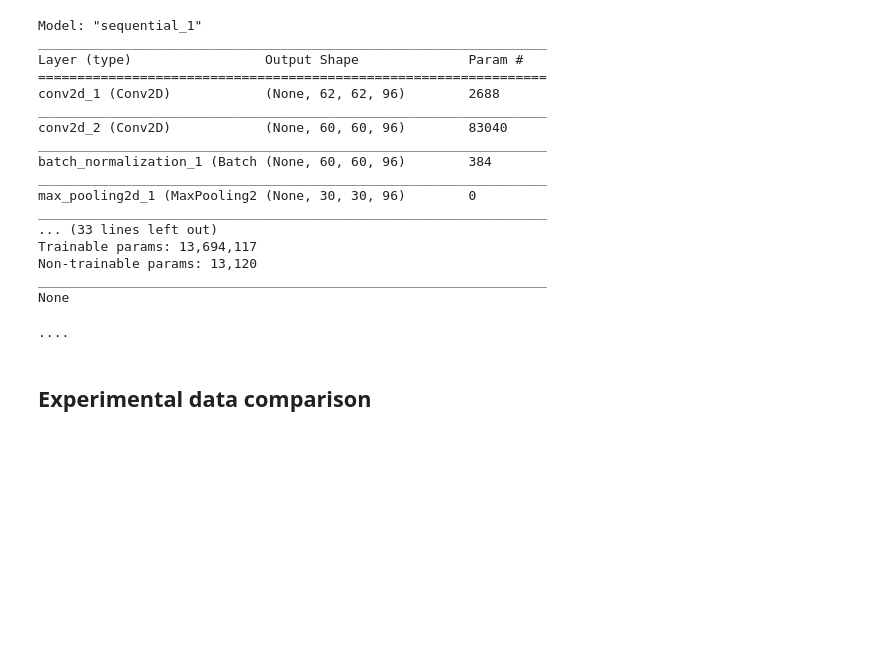
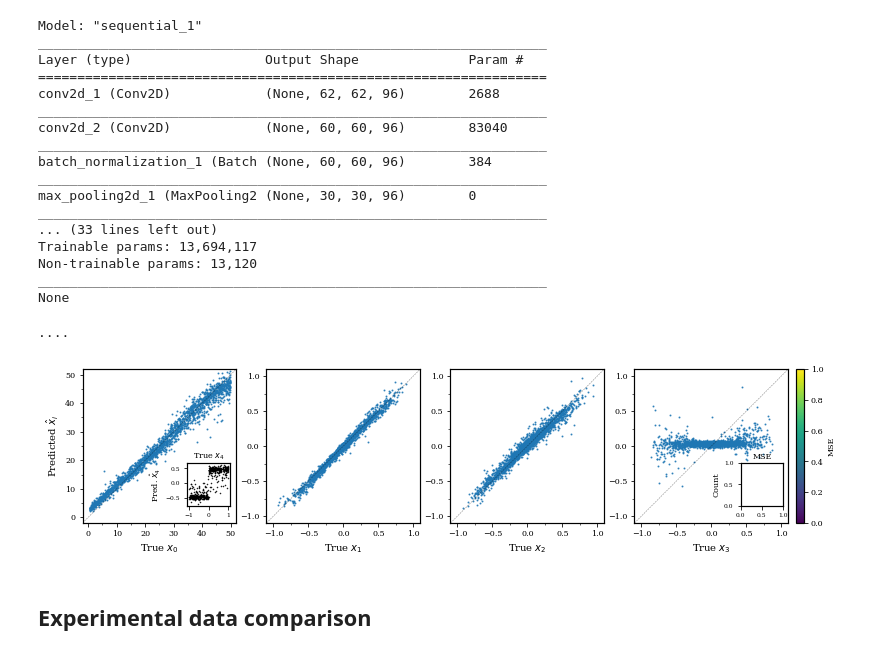
Before and after one commit to Orth-Research/ml_cr, a Jupyter notebook: TrainingData_D3h_4/Experimental_network_D3h_4.ipynb, the cells around one changed output. Saved outputs shown, nothing was run; the diff lists cells and outputs as text; code cells hidden in the pictures; blank space fills up the shorter version.

```diff
--- a/TrainingData_D3h_4/Experimental_network_D3h_4.ipynb
+++ b/TrainingData_D3h_4/Experimental_network_D3h_4.ipynb
@@ -549,3 +524,91 @@ y_pred_neg = (y_pred_neg * y_std_neg) + y_mean_neg
+# %%
+res = pd.DataFrame()
+
+for i in range(len(y_pred_pos[0])):
+    res['pred{}'.format(i)] = np.concatenate([y_pred_pos[:,i]]) #, y_pred_neg[:,i]])
+    res['real{}'.format(i)] = np.concatenate([y_real_pos[:,i]]) #, y_real_neg[:,i]])
+# res['error'] = np.concatenate([errors_pos]) #, errors_neg])
+# %%
+from matplotlib.colors import LogNorm
+from mpl_toolkits.axes_grid1.inset_locator import InsetPosition
+from matplotlib import ticker, cm
+from matplotlib.ticker import MultipleLocator
+
+res_sample = res.sample(2000)
+
+plt.rcParams['font.family'] = 'serif'
+plt.rcParams['font.serif'] = ['Palatino'] + plt.rcParams['font.serif']
+plt.rc('axes', linewidth=1.2)
+plt.rc('xtick', labelsize=8)
+plt.rc('ytick', labelsize=8)
+plt.rc('axes', labelsize=8)
+
+fig, ax = plt.subplots(ncols=5, nrows=1, figsize=(10.75,2.5), gridspec_kw={"width_ratios":[1,1,1,1,0.05]})
+plt.tight_layout(pad=0.4)
+
+
+for i in range(len(y_pred_pos[0])-1):
+    # ax[i].xaxis.set_tick_params(which='major', direction='in', top='on')
+    # ax[i].yaxis.set_tick_params(which='major', direction='in', right='on')
+
+    p2 = ax[i].scatter(res_sample['real{}'.format(i)], res_sample['pred{}'.format(i)], marker='o', alpha=0.8, s=72./fig.dpi)
+
+    ax[i].set_xlabel('True $x_{}$'.format(i), fontsize=10)
+    if not(i == 0):
+        ax[i].xaxis.set_major_locator(MultipleLocator(0.5))
+        ax[i].xaxis.set_minor_locator(MultipleLocator(0.25))
+        ax[i].yaxis.set_major_locator(MultipleLocator(0.5))
+        ax[i].yaxis.set_minor_locator(MultipleLocator(0.25))
+        ax[i].set_ylim([-1.1,1.1])
+        ax[i].set_xlim([-1.1,1.1])
+    else:
+        ax[i].xaxis.set_minor_locator(MultipleLocator(5))
+        ax[i].yaxis.set_minor_locator(MultipleLocator(5))
+        ax[i].set_ylim([-2,52])
+        ax[i].set_xlim([-2,52])
+    lims = [
+        np.min([ax[i].get_xlim(), ax[i].get_ylim()]),  # min of both axes
+        np.max([ax[i].get_xlim(), ax[i].get_ylim()]),  # max of both axes
+    ]
+    ax[i].plot(lims, lims, 'k--', alpha=0.5, linewidth=0.5)
+    ax[i].set_xlim(lims)
+    ax[i].set_ylim(lims)
+
+    if (i == 0):
+        ax[i].set_ylabel('Predicted $\hat{x}_i$', fontsize=10)
+
+ax2 = plt.axes([0.881, 0.20, 0.055, 0.24])
+ax3 = plt.axes([0.166, 0.20, 0.055, 0.24])
+# ax2.hist([x for x in res_sample['error'] if x < 1], color="black", density=False, alpha=1) # 1000 examples
+ax2.set_xlabel('MSE', fontsize=8)
+ax2.set_ylabel('Count', fontsize=8)
+ax2.xaxis.set_label_position('top')
+ax2.tick_params(axis='x', labelsize=6)
+ax2.tick_params(axis='y', labelsize=6)
+
+
+res_sample = res.sample(500)
+ax3.scatter(res_sample['real{}'.format(4)], res_sample['pred{}'.format(4)], marker='o', c='k', alpha=1, s=18./fig.dpi)
+ax3.set_xlabel('True $x_4$', fontsize=8)
+ax3.set_ylabel('Pred. $\hat{x}_4$', fontsize=8)
+ax3.xaxis.set_label_position('top')
+ax3.tick_params(axis='x', labelsize=6)
+ax3.tick_params(axis='y', labelsize=6)
+
+
+cax = ax[4]
+ip = InsetPosition(ax[3], [1.05,0,0.05,1])
+cax.set_axes_locator(ip)
+cb1 = fig.colorbar(p2, cax=cax, ax=[ax[0],ax[1],ax[2],ax[3]])
+cb1.set_alpha(1)
+cb1.draw_all()
+cax.set_ylabel('MSE', fontsize=8)
+
+
+# plt.savefig('D3h_7.5_results_combined_alt.png', dpi=300, transparent=False, bbox_inches='tight')
+# plt.show()
+# %% [output]
+[figure, added]
 # %% [markdown]
 ## Experimental data comparison
 # %%
```
Also changed, not shown: parts of 1 cell of this notebook, 8 other files.
